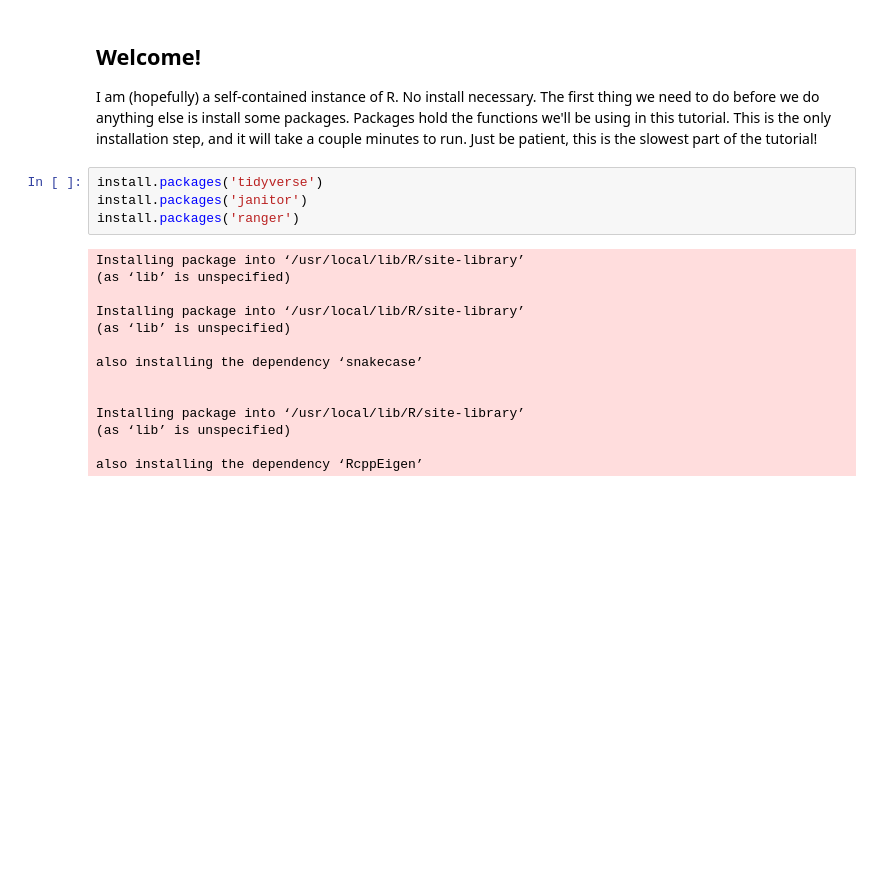
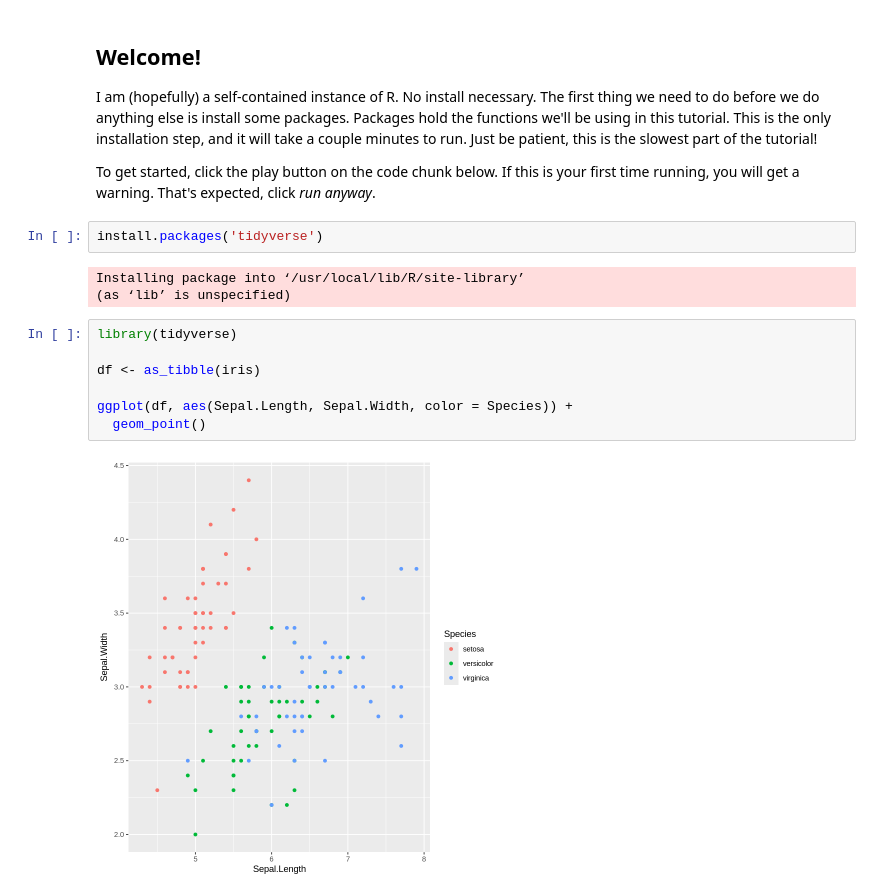
Before and after one commit to MCRLdata-Sandbox/tutorials, a Jupyter notebook: colab_test.ipynb, the cells around one changed output. Drawn from its saved outputs; the diff is of its cells as text; blank space fills up the shorter version.

```diff
--- a/colab_test.ipynb
+++ b/colab_test.ipynb
@@ -4,21 +4,19 @@
 ## Welcome!
 
 I am (hopefully) a self-contained instance of R. No install necessary. The first thing we need to do before we do anything else is install some packages. Packages hold the functions we'll be using in this tutorial. This is the only installation step, and it will take a couple minutes to run. Just be patient, this is the slowest part of the tutorial!
+
+To get started, click the play button on the code chunk below. If this is your first time running, you will get a warning. That's expected, click *run anyway*.
 # %%
 install.packages('tidyverse')
-install.packages('janitor')
-install.packages('ranger')
 # %% [output]
 Installing package into ‘/usr/local/lib/R/site-library’
 (as ‘lib’ is unspecified)
-
-Installing package into ‘/usr/local/lib/R/site-library’
-(as ‘lib’ is unspecified)
-
-also installing the dependency ‘snakecase’
-
-
-Installing package into ‘/usr/local/lib/R/site-library’
-(as ‘lib’ is unspecified)
-
-also installing the dependency ‘RcppEigen’
+# %%
+library(tidyverse)
+
+df <- as_tibble(iris)
+
+ggplot(df, aes(Sepal.Length, Sepal.Width, color = Species)) +
+  geom_point()
+# %% [output]
+[figure, added]
```
